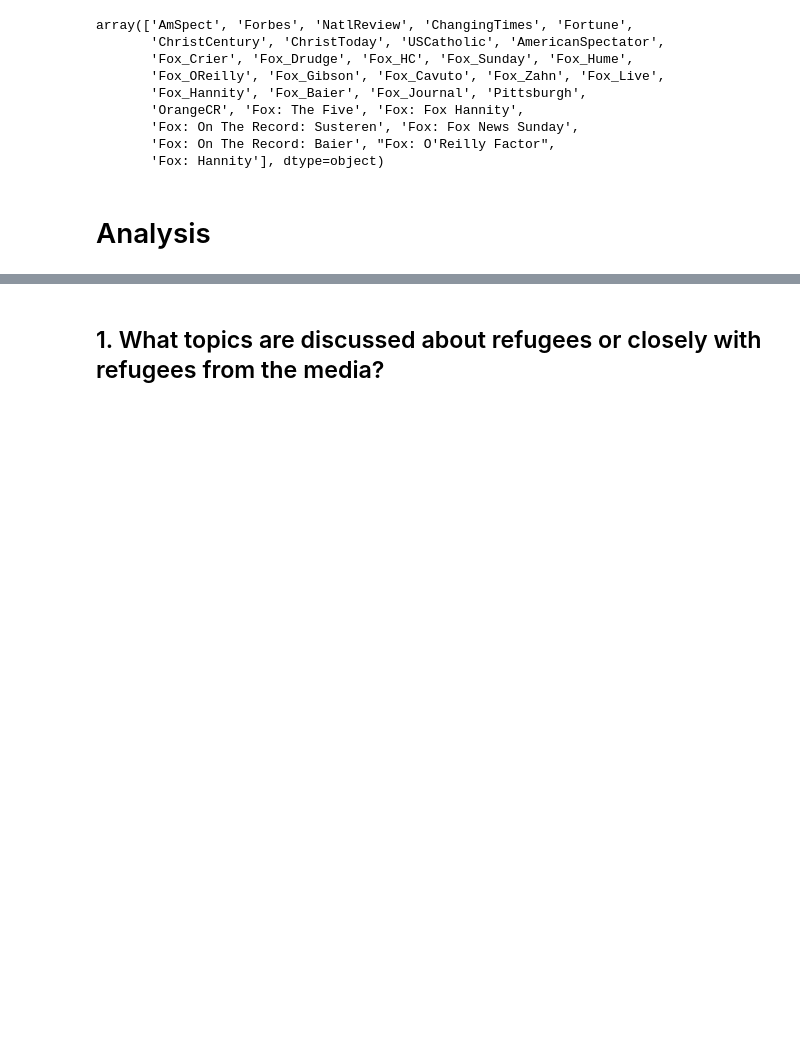
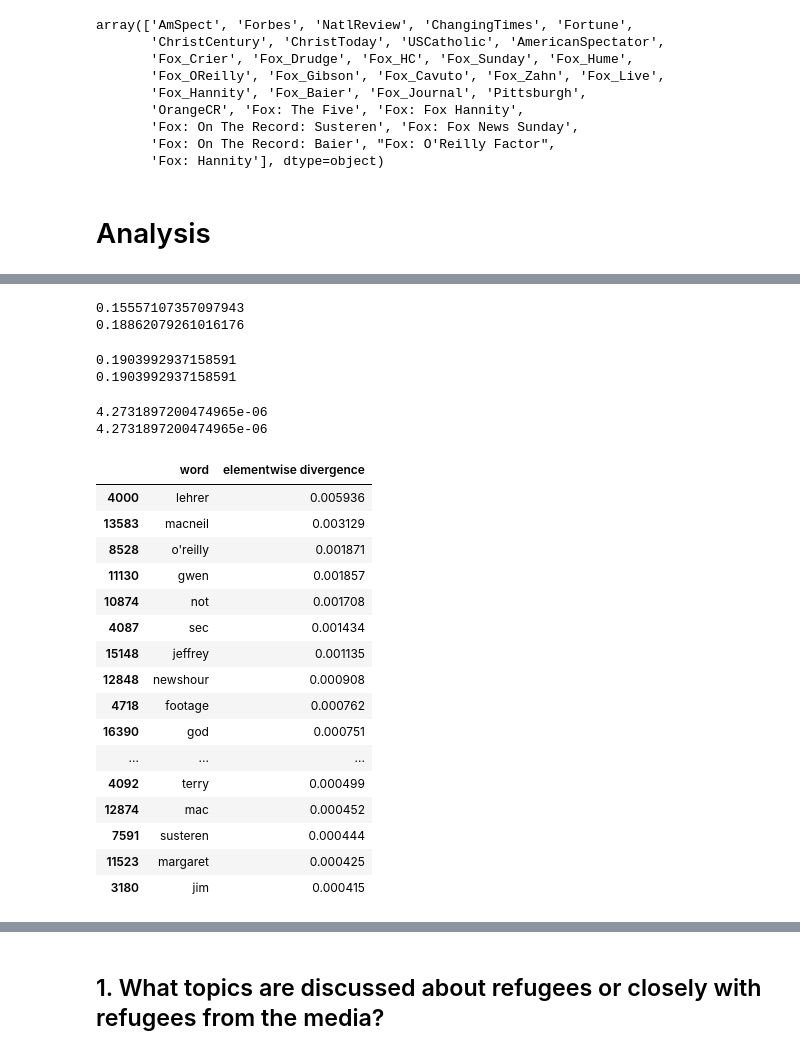
Before and after one commit to rachel-ker/refugeediscourse, a Jupyter notebook: final_data_analysis.ipynb, the cells around one changed output, grey strips where cells are left out. Saved outputs shown, nothing was run; the diff lists cells and outputs as text; code cells hidden in the pictures; blank space fills up the shorter version.

```diff
--- a/final_data_analysis.ipynb
+++ b/final_data_analysis.ipynb
@@ -423,0 +426,9 @@ array(['AmSpect', 'Forbes', 'NatlReview', 'ChangingTimes', 'Fortune',
+# %%
+leftWords = set(data_left['normalized_words'].sum())
+rightWords = set(data_right['normalized_words'].sum())
+
+#Change & to | if you want to keep all words
+overlapWords = leftWords & rightWords
+
+overlapWordsDict = {word: index for index, word in enumerate(overlapWords)}
+overlapWordsDict
@@ -423,0 +453,66 @@ array(['AmSpect', 'Forbes', 'NatlReview', 'ChangingTimes', 'Fortune',
+# %%
+def makeProbsArray(dfColumn, overlapDict):
+    words = dfColumn.sum()
+    countList = [0] * len(overlapDict)
+    for word in words:
+        try:
+            countList[overlapDict[word]] += 1
+        except KeyError:
+            #The word is not common so we skip it
+            pass
+    countArray = np.array(countList)
+    return countArray / countArray.sum()
+
+leftProbArray = makeProbsArray(data_left['normalized_words'], overlapWordsDict)
+rightProbArray = makeProbsArray(data_right['normalized_words'], overlapWordsDict)
+# %%
+# KL divergence - asymmetric
+l_rDivergence = scipy.stats.entropy(leftProbArray, rightProbArray)
+print (l_rDivergence)
+r_lDivergence = scipy.stats.entropy(rightProbArray, leftProbArray)
+print (r_lDivergence)
+# %% [output]
+0.15557107357097943
+0.18862079261016176
+# %%
+#Jensen Shannon
+from scipy.spatial import distance
+js_l_rDivergence = distance.jensenshannon(leftProbArray, rightProbArray)
+print (js_l_rDivergence)
+js_r_lDivergence = distance.jensenshannon(rightProbArray, leftProbArray)
+print (js_r_lDivergence)
+# %% [output]
+0.1903992937158591
+0.1903992937158591
+# %%
+# Wasserstein
+print(scipy.stats.wasserstein_distance(leftProbArray, rightProbArray, u_weights=None, v_weights=None))
+print(scipy.stats.wasserstein_distance(rightProbArray, leftProbArray, u_weights=None, v_weights=None))
+# %% [output]
+4.2731897200474965e-06
+4.2731897200474965e-06
+# %%
+#find the most distinguishing words
+left_rightDivergence_ew = scipy.special.kl_div(leftProbArray, rightProbArray)
+kl_df = pd.DataFrame(list(overlapWordsDict.keys()), columns = ['word'], index = list(overlapWordsDict.values()))
+kl_df = kl_df.sort_index()
+kl_df['elementwise divergence'] = left_rightDivergence_ew
+kl_df.sort_values(by='elementwise divergence', ascending=False)[:20]
+# %% [output]
+|  | word | elementwise divergence |
+| 4000 | lehrer | 0.005936 |
+| 13583 | macneil | 0.003129 |
+| 8528 | o'reilly | 0.001871 |
+| 11130 | gwen | 0.001857 |
+| 10874 | not | 0.001708 |
+| 4087 | sec | 0.001434 |
+| 15148 | jeffrey | 0.001135 |
+| 12848 | newshour | 0.000908 |
+| 4718 | footage | 0.000762 |
+| 16390 | god | 0.000751 |
+| ... | ... | ... |
+| 4092 | terry | 0.000499 |
+| 12874 | mac | 0.000452 |
+| 7591 | susteren | 0.000444 |
+| 11523 | margaret | 0.000425 |
+| 3180 | jim | 0.000415 |
```
Also changed, not shown: parts of 7 cells of this notebook.
